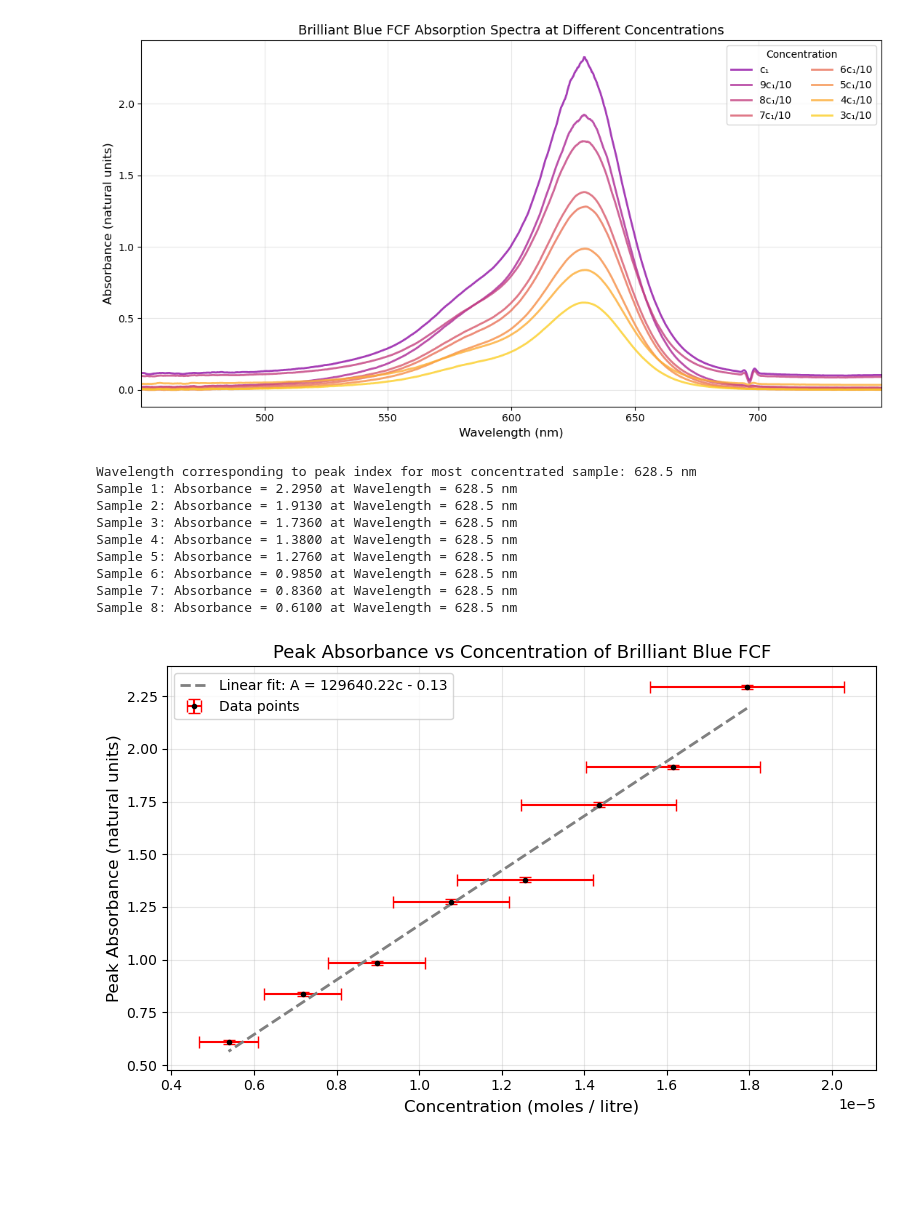
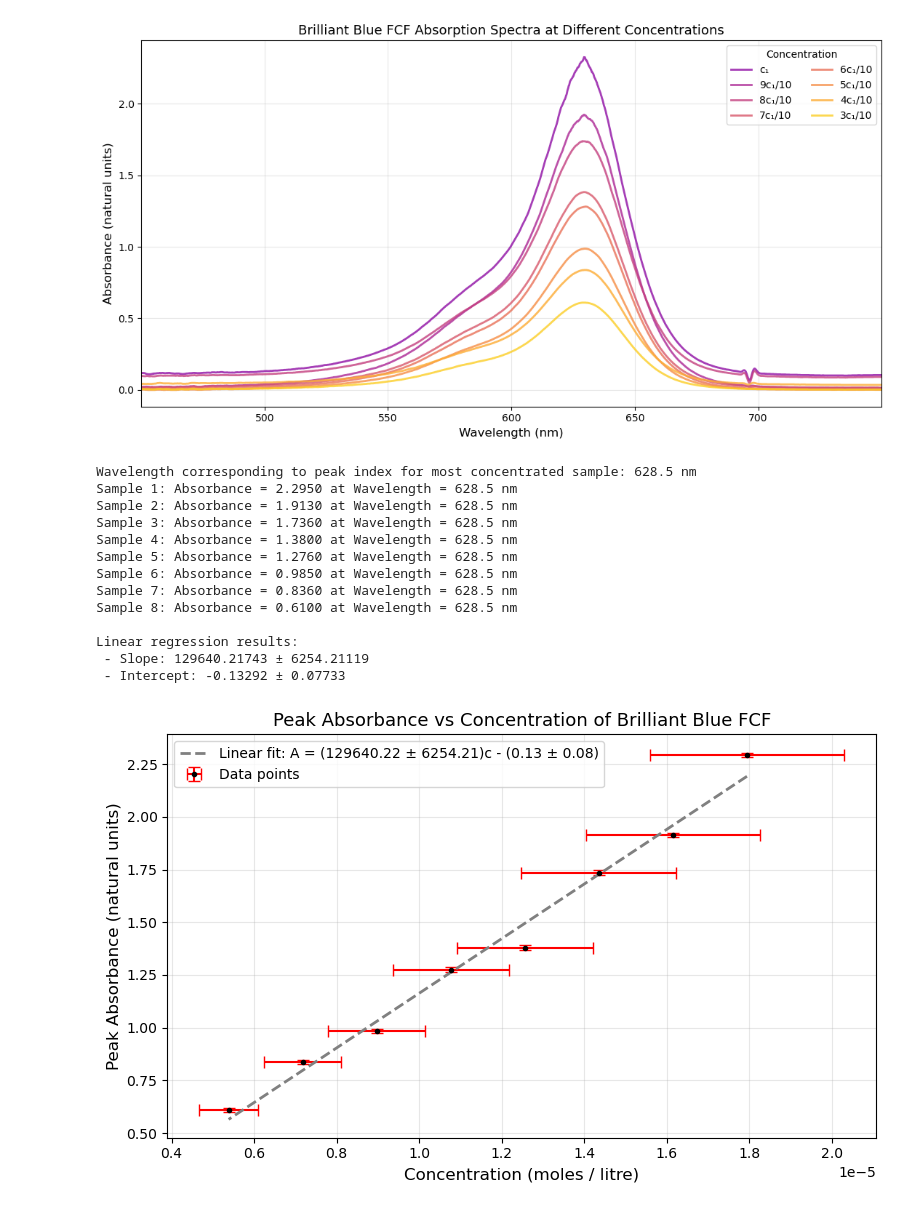
Before and after one commit to mjyazar/Waves-and-Optics-Experiment, a Jupyter notebook: main.ipynb, the cells around one changed output. Saved outputs shown, nothing was run; the diff lists cells and outputs as text; code cells hidden in the pictures; blank space fills up the shorter version.

Commit message:
Major edits, primarily chi-square test and obtaining regression errors

```diff
--- a/main.ipynb
+++ b/main.ipynb
@@ -33,7 +33,7 @@ Data shape: (4096, 8)
 m, d_m = 0.09, 0.01       # Mass of Blue FCF (g)
 V0, dV0 = 0.5042, 0.0001  # Total volume (L)
 m_m = 792.85              # Molar mass of Brilliant Blue FCF (g/mol)
-delta_pip = 0.0000003       # Pipette error (L)
+delta_pip = 0.00003       # Pipette error (L)
 dvolume = 0.0001          # Taking volume error as 0.1ml (L)
 
 # Main mixture concentration and error
@@ -41,7 +41,7 @@ c0 = m / (m_m * V0) * (0.85)  # molar concentration (mol/L) (~ 1.9136 e-4)
 delta_c0 = (1 / (m_m * V0)) * np.sqrt(d_m**2 + (m * dV0 / V0)**2)
 
 # First solution (i.e. reference solution)concentration and error
-print(f"c₀ = {c0:.6e} ± {delta_c0:.6e} mol/L  (rel: {delta_c0/c0*100:.1f}%)")
+print(f"Main mix:  c₀ = {c0:.6e} ± {delta_c0:.6e} mol/L  (rel: {delta_c0/c0*100:.1f}%)")
 
 
 def dilute(c0, dc0, V_taken, dV_taken, V_total, dV_total):
@@ -74,7 +74,6 @@ c2, dc2 = dilute(c1, dc1, V_taken=0.1, dV_taken=dvolume, V_total=0.4, dV_total=2
 c3, dc3 = dilute(c2, dc2, V_taken=0.15, dV_taken=1.5*dvolume, V_total=0.2, dV_total=np.sqrt(3)*dvolume)
 
 c_first, dc_first = c3, dc3
-print(f"1st solution concentration after dilutions: {c_first:.3e} ± {dc_first:.3e} mol/L")
 
 
 """
@@ -128,7 +126,7 @@ plt.savefig('Absorption Spectra.png', dpi=300)
 # %% [output]
 [figure]
 # %%
-absorbance_error = 0.01  # Estimated
+absorbance_error = 0.03  # Estimated
 concentrations_array = np.array([c for c, dc in concentrations.values()])
 dconcentrations_array = np.array([dc for c, dc in concentrations.values()])
 
@@ -143,34 +141,46 @@ for sample in range(sample_count):
     absorbances.append(absorbance)
 
     print(f"Sample {sample + 1}: Absorbance = {absorbance:.4f} at Wavelength = {wavelength_filtered[peak_index]:.1f} nm")
 
 # Plot peak absorption vs concentration
 plt.figure(figsize=(8, 5))
 plt.errorbar(concentrations_array, absorbances, xerr=dconcentrations_array, yerr=0.01, fmt='o', color='black', ecolor='red', capsize=4, markersize=3, label='Data points')
 
-# Perform linear regression and plot best fit line
-slope, intercept, r_value, p_value, std_err = scipy.stats.linregress(concentrations_array, absorbances)
+# Obtain linear regression results with errors
+regression_stats = stats.linregress(concentrations_array, absorbances)
+slope = regression_stats.slope
+intercept = regression_stats.intercept
+intercept_error = regression_stats.intercept_stderr
+slope_error = regression_stats.stderr
+print(f"\nLinear regression results:\n - Slope: {slope:.5f} ± {slope_error:.5f}\n - Intercept: {intercept:.5f} ± {intercept_error:.5f}\n")
+
+# Plot best fit line with equation and errors in the legend
 best_fit = slope * concentrations_array + intercept
-plt.plot(concentrations_array, best_fit, linestyle='--', linewidth=2, label=f'Linear fit: A = {slope:.2f}c {"" if intercept >= 0 else "-"} {abs(intercept):.2f}', color='grey')
+plt.plot(concentrations_array, best_fit, linestyle='--', linewidth=2, color='grey',
+         label=f'Linear fit: A = ({slope:.2f} ± {slope_error:.2f})c {"" if intercept >= 0 else "-"} ({abs(intercept):.2f} ± {intercept_error:.2f})')
 
 # Plot labels and formatting
 plt.xlabel('Concentration (moles / litre)', fontsize=12)
 plt.ylabel('Peak Absorbance (natural units)', fontsize=12)
 plt.title('Peak Absorbance vs Concentration of Brilliant Blue FCF', fontsize=13)
 plt.legend()
 plt.grid(alpha=0.3)
 plt.tight_layout()
 
 # Save figure
 plt.savefig('Peak Absorbance vs Concentration.png', dpi=300)
 # %% [output]
 Wavelength corresponding to peak index for most concentrated sample: 628.5 nm
 Sample 1: Absorbance = 2.2950 at Wavelength = 628.5 nm
 Sample 2: Absorbance = 1.9130 at Wavelength = 628.5 nm
 Sample 3: Absorbance = 1.7360 at Wavelength = 628.5 nm
 Sample 4: Absorbance = 1.3800 at Wavelength = 628.5 nm
 Sample 5: Absorbance = 1.2760 at Wavelength = 628.5 nm
 Sample 6: Absorbance = 0.9850 at Wavelength = 628.5 nm
 Sample 7: Absorbance = 0.8360 at Wavelength = 628.5 nm
 Sample 8: Absorbance = 0.6100 at Wavelength = 628.5 nm
+
+Linear regression results:
+ - Slope: 129640.21743 ± 6254.21119
+ - Intercept: -0.13292 ± 0.07733
-[figure, old version]
+[figure, new version]
```
Also changed, not shown: parts of 2 cells of this notebook, 2 other files.
